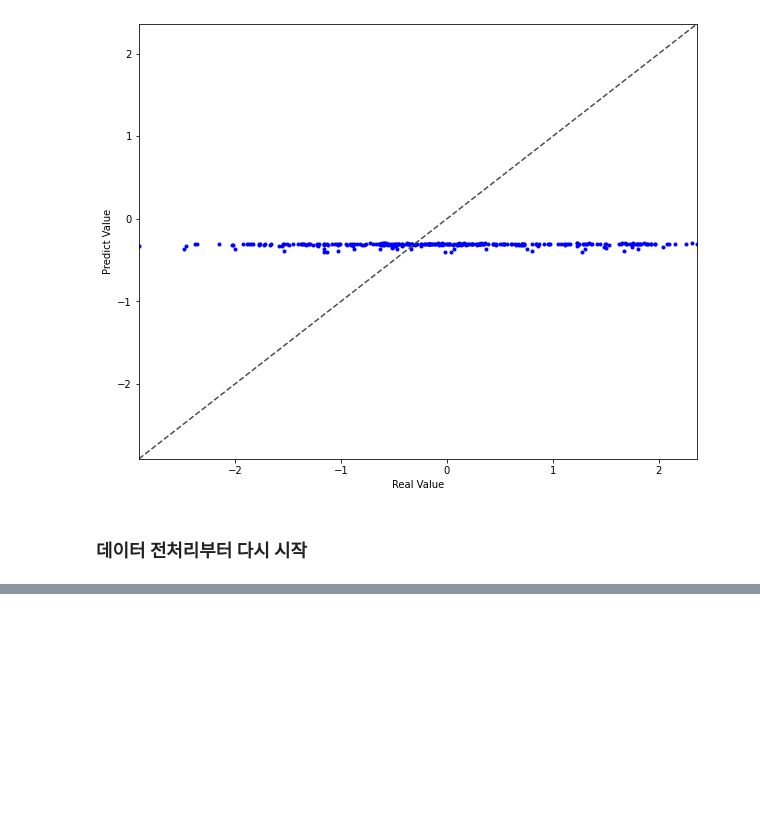
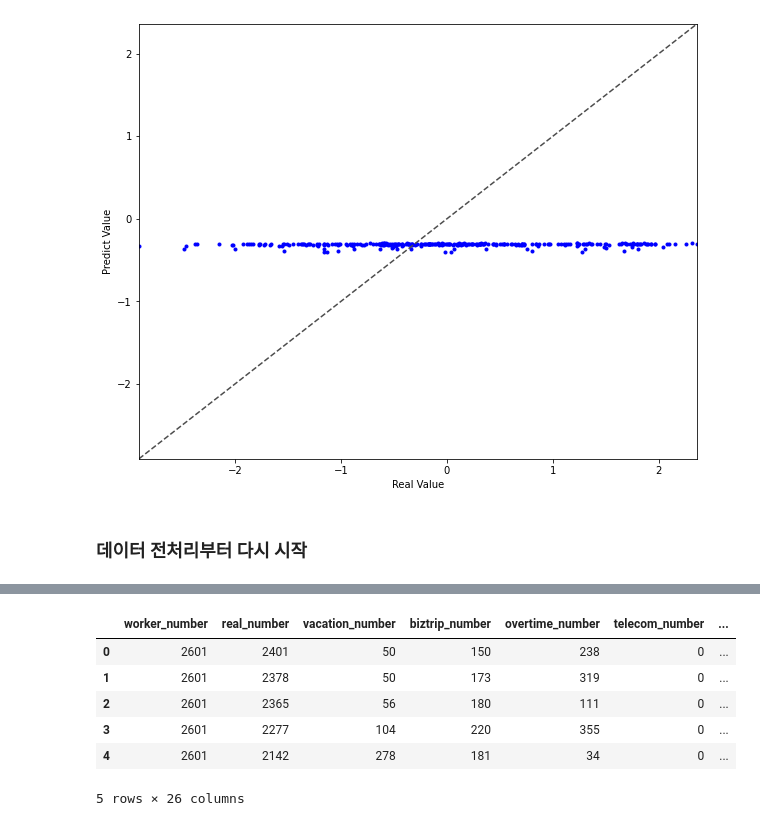
Before and after one commit to obilige/Team3, a Jupyter notebook: team/jeong/jaehoon_LSTM.ipynb, the cells around one changed output, grey strips where cells are left out. Cells and saved outputs as stored; diff of their text form; code cells hidden in the pictures; blank space fills up the shorter version.

```diff
--- a/team/jeong/jaehoon_LSTM.ipynb
+++ b/team/jeong/jaehoon_LSTM.ipynb
@@ -492,0 +533,36 @@ K.clear_session()
+# %%
+def split_lunch(data):
+    data_train = data.drop(["lunch_number", "datetime", 'year', 'month', 'date'], axis = "columns")
+    data_target = data.loc[:, 'lunch_number']
+    X_train, X_test, y_train, y_test = train_test_split(data_train, data_target)
+
+    return X_train, X_test, y_train, y_test
+
+def split_dinner(data):
+    data_train = data.drop(["dinner_number", "datetime", 'year', 'month', 'date'], axis = "columns")
+    data_target = data.loc[:, 'dinner_number']
+    X_train, X_test, y_train, y_test = train_test_split(data_train, data_target)
+
+    return X_train, X_test, y_train, y_test
+# %%
+lunch_X_train, lunch_X_test, lunch_y_train, lunch_y_test = split_lunch(lunch)
+dinner_X_train, dinner_X_test, dinner_y_train, dinner_y_test = split_dinner(dinner)
+# %%
+lunch_X_train = lunch_X_train.sort_index()
+lunch_X_test = lunch_X_test.sort_index()
+lunch_y_train = lunch_y_train.sort_index()
+lunch_y_test = lunch_y_train.sort_index()
+dinner_X_train = dinner_X_train.sort_index()
+dinner_X_test = dinner_X_test.sort_index()
+dinner_y_train = dinner_y_train.sort_index()
+dinner_y_test = dinner_y_test.sort_index()
+# %%
+lunch_X_train.head()
+# %% [output]
+|  | worker_number | real_number | vacation_number | biztrip_number | overtime_number | telecom_number | ... |
+| 0 | 2601 | 2401 | 50 | 150 | 238 | 0 | ... |
+| 1 | 2601 | 2378 | 50 | 173 | 319 | 0 | ... |
+| 2 | 2601 | 2365 | 56 | 180 | 111 | 0 | ... |
+| 3 | 2601 | 2277 | 104 | 220 | 355 | 0 | ... |
+| 4 | 2601 | 2142 | 278 | 181 | 34 | 0 | ... |
+5 rows × 26 columns
```
Also changed, not shown: parts of 16 cells of this notebook.
